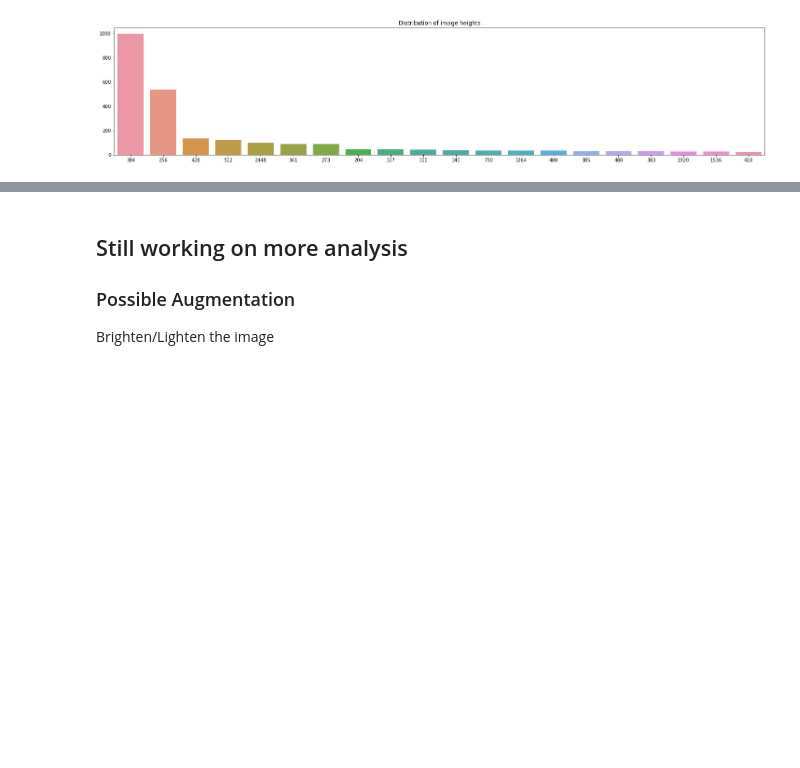
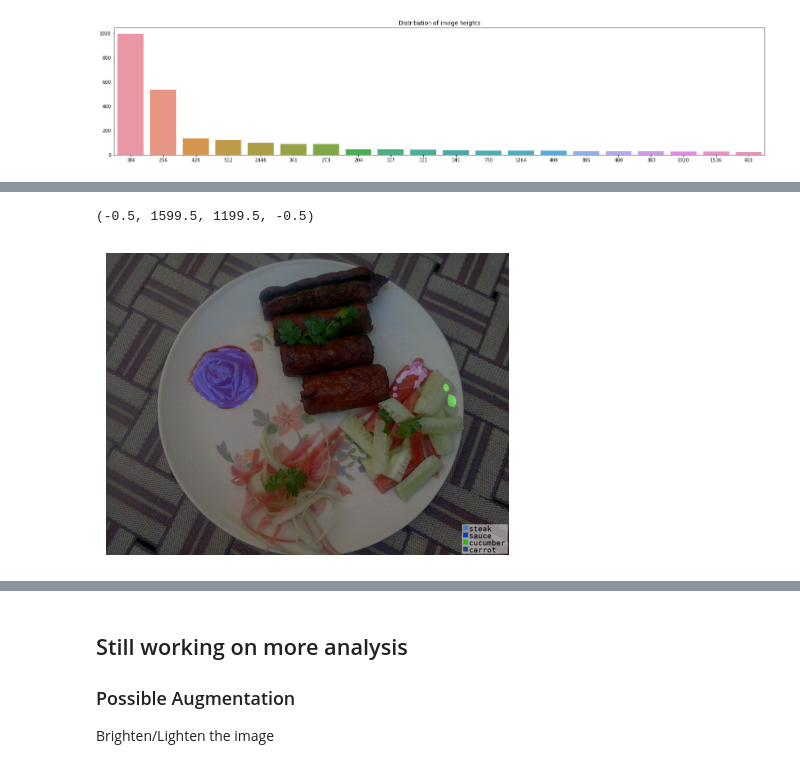
Before and after one commit to luyuxiao/CS701, a Jupyter notebook: notebook/preview.ipynb, the cells around one changed output, grey strips where cells are left out. Drawn from its saved outputs; the diff is of its cells as text; code cells hidden in the pictures; blank space fills up the shorter version.

```diff
--- a/notebook/preview.ipynb
+++ b/notebook/preview.ipynb
@@ -17,0 +23,8 @@ img_dir = "C:/Users/wjtay/Documents/GitHub/CS701/public/img_dir/train/"
+# %%
+## Run this block to generate mapping between class name and number
+classes_dict = {}
+for line in open(class_dict_path):
+    parts = line.strip().split(' ')
+    classes_dict.update({int(parts[0]) : parts[1]})
+
+print(classes_dict)
@@ -148,0 +181,38 @@ print(np.array(image))
+# %%
+## Viewing segmentation masks using imgviz
+import imgviz
+img_name = '00003844' ## Change the image name here
+# '00001068'
+image1 = Image.open(img_dir + img_name + '.jpg')
+rgb = np.array(image1)
+
+image2 = Image.open(label_dir + img_name + '.png')
+label = np.array(image2)
+# label_resize = imgviz.resize(label, height=rgb.shape[0], width=rgb.shape[1])
+
+label_names = classes_dict
+
+## Generate masks - change legend size using font_size
+labelviz_withname2 = imgviz.label2rgb(label, label_names=label_names, font_size=25, loc="rb")  ## Mask on black background
+labelviz_withimg = imgviz.label2rgb(label=label, image=rgb, label_names=label_names, font_size=30, loc='rb') ## Mask on top of original image
+# labelviz_withimg = imgviz.label2rgb(label=label, image=rgb)
+
+plt.figure(dpi=100)
+plt.imshow(labelviz_withimg)
+# plt.imshow(labelviz_withname2, alpha=0.5) ## Change alpha for transparency
+plt.axis("off")
+
+## Plotting the mask with original image
+# plt.subplot(131)
+# plt.title("+img")
+# plt.imshow(labelviz_withimg)
+# plt.axis("off")
+
+## Plotting the mask with black background
+# plt.subplot(133)
+# plt.title("loc=rb")
+# plt.imshow(labelviz_withname2)
+# plt.axis("off")
+# %% [output]
+(-0.5, 1599.5, 1199.5, -0.5)
+[figure, added]
```
Also changed, not shown: parts of 13 cells of this notebook, 4 other files.
